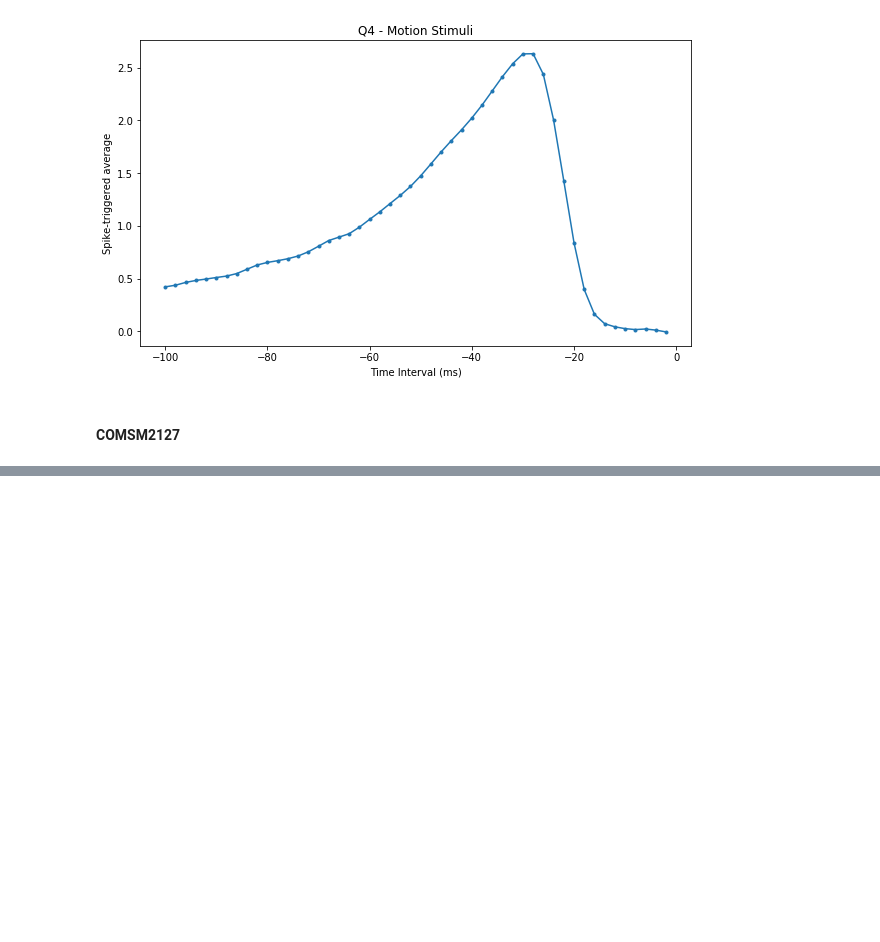
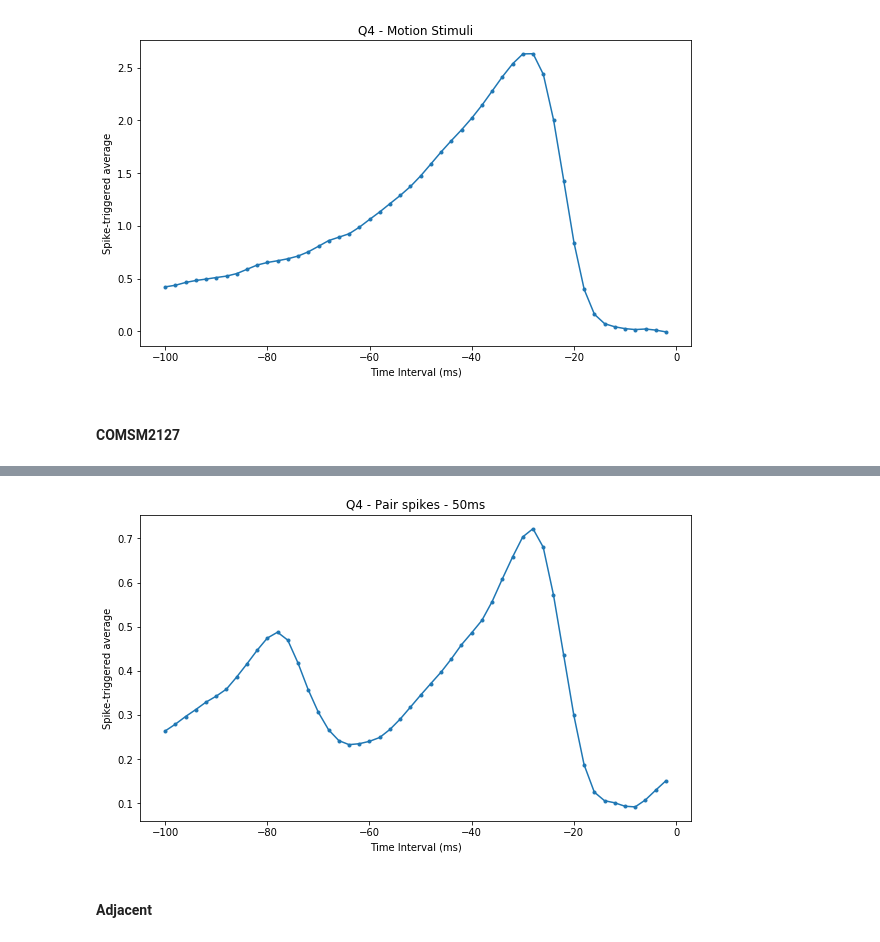
Before and after one commit to leanguardia/cneuroscience-cws, a Jupyter notebook: 2-Spike-Trains/Q4 - Spike-trigerred-average .ipynb, the cells around one changed output, grey strips where cells are left out. Drawn from its saved outputs; the diff is of its cells as text; code cells hidden in the pictures; blank space fills up the shorter version.

```diff
--- a/2-Spike-Trains/Q4 - Spike-trigerred-average .ipynb
+++ b/2-Spike-Trains/Q4 - Spike-trigerred-average .ipynb
@@ -104,0 +101,7 @@ plot_spike_triggered_avg(stas_pair, "Q4 - Pair spikes - 10ms", "spike-trig-avg-1
+# %%
+stas_pair = calculate_pair_stas(spikes, stimuli, 50)
+plot_spike_triggered_avg(stas_pair, "Q4 - Pair spikes - 50ms", "spike-trig-avg-50ms.png")
+# %% [output]
+[figure, added]
+# %% [markdown]
+#### Adjacent
```
Also changed, not shown: parts of 13 cells of this notebook.
